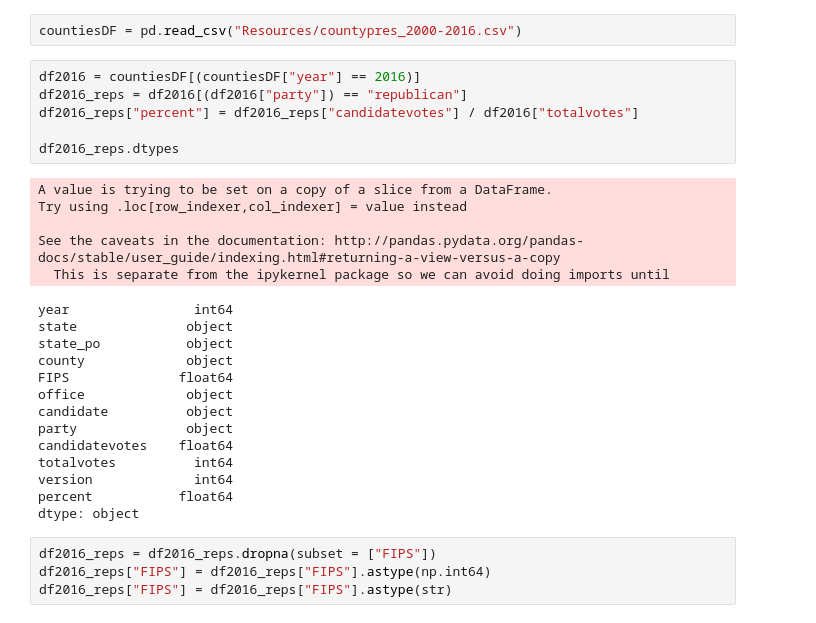
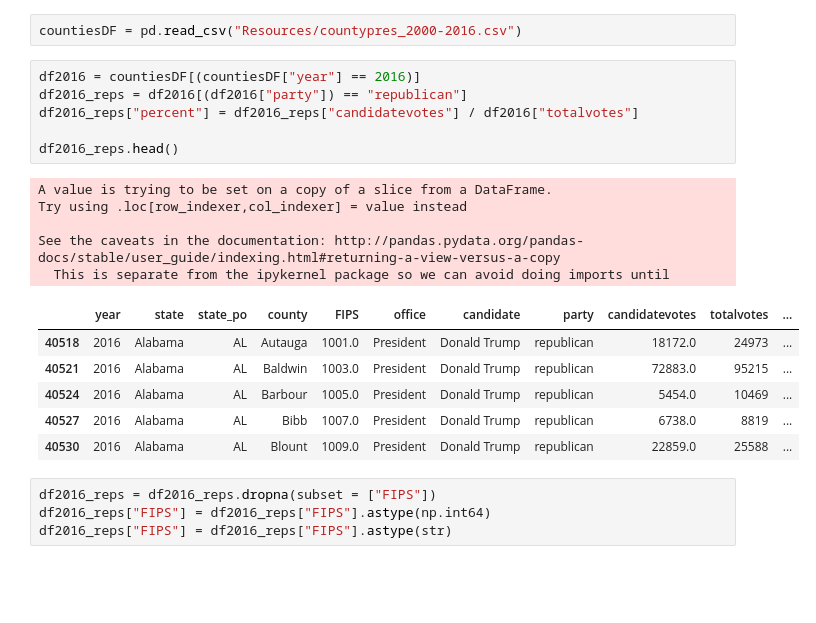
Before and after one commit to VallieTracy/Pres-Election-Partisan-Breakdown, a Jupyter notebook: Final_Code.ipynb, the cells around one changed output. Cells and saved outputs as stored; diff of their text form; blank space fills up the shorter version.

```diff
--- a/Final_Code.ipynb
+++ b/Final_Code.ipynb
@@ -8,28 +8,21 @@ countiesDF = pd.read_csv("Resources/countypres_2000-2016.csv")
 # %%
 df2016 = countiesDF[(countiesDF["year"] == 2016)]
 df2016_reps = df2016[(df2016["party"]) == "republican"]
 df2016_reps["percent"] = df2016_reps["candidatevotes"] / df2016["totalvotes"]
 
-df2016_reps.dtypes
+df2016_reps.head()
 # %% [output]
 A value is trying to be set on a copy of a slice from a DataFrame.
 Try using .loc[row_indexer,col_indexer] = value instead
 
 See the caveats in the documentation: http://pandas.pydata.org/pandas-docs/stable/user_guide/indexing.html#returning-a-view-versus-a-copy
   This is separate from the ipykernel package so we can avoid doing imports until
-year                int64
-state              object
-state_po           object
-county             object
-FIPS              float64
-office             object
-candidate          object
-party              object
-candidatevotes    float64
-totalvotes          int64
-version             int64
-percent           float64
-dtype: object
+|  | year | state | state_po | county | FIPS | office | candidate | party | candidatevotes | totalvotes | ... |
+| 40518 | 2016 | Alabama | AL | Autauga | 1001.0 | President | Donald Trump | republican | 18172.0 | 24973 | ... |
+| 40521 | 2016 | Alabama | AL | Baldwin | 1003.0 | President | Donald Trump | republican | 72883.0 | 95215 | ... |
+| 40524 | 2016 | Alabama | AL | Barbour | 1005.0 | President | Donald Trump | republican | 5454.0 | 10469 | ... |
+| 40527 | 2016 | Alabama | AL | Bibb | 1007.0 | President | Donald Trump | republican | 6738.0 | 8819 | ... |
+| 40530 | 2016 | Alabama | AL | Blount | 1009.0 | President | Donald Trump | republican | 22859.0 | 25588 | ... |
 # %%
 df2016_reps = df2016_reps.dropna(subset = ["FIPS"])
 df2016_reps["FIPS"] = df2016_reps["FIPS"].astype(np.int64)
```
Also changed, not shown: parts of 5 cells of this notebook, 3 other files.
